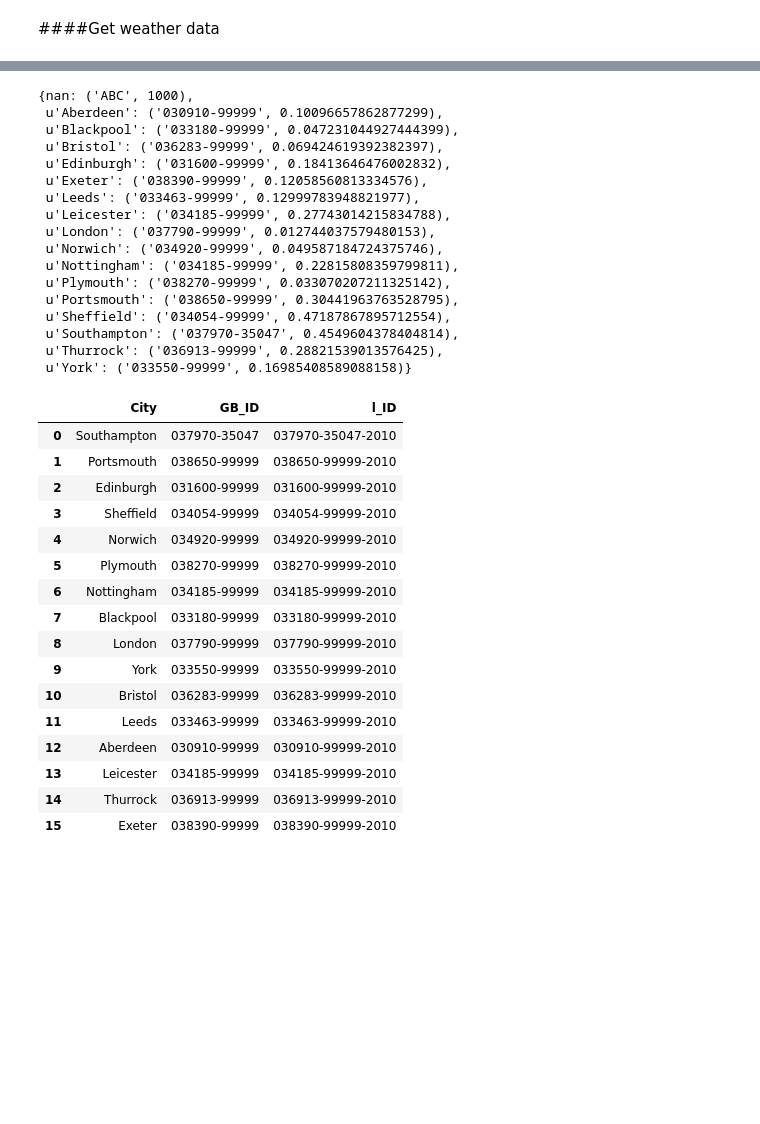
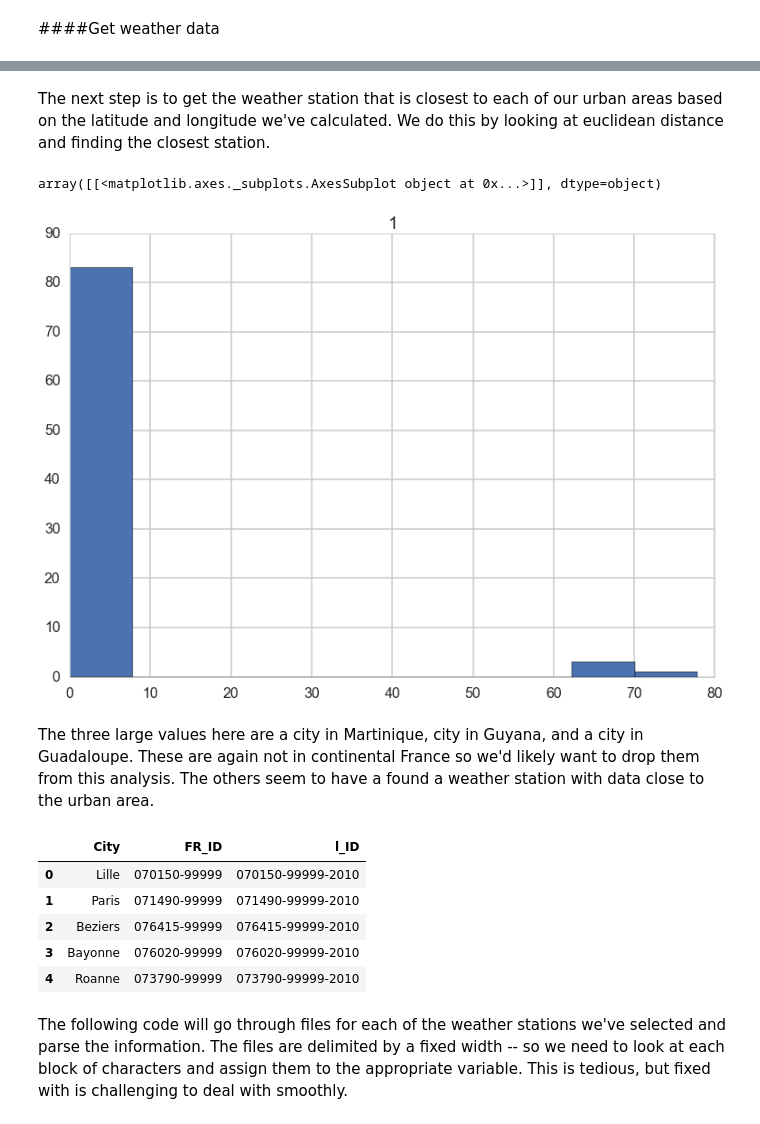
Before and after one commit to mchaffin17/AirPollutionFinalProject, a Jupyter notebook: DataCollection&Cleaning.ipynb, the cells around one changed output, grey strips where cells are left out. Saved outputs shown, nothing was run; the diff lists cells and outputs as text; code cells hidden in the pictures; blank space fills up the shorter version.

Commit message:
Collected French City Data

```diff
--- a/DataCollection&Cleaning.ipynb
+++ b/DataCollection&Cleaning.ipynb
@@ -1708,6 +1688,8 @@ stationdf_subset = stationdf_subset[mask]
 # %%
 #Make a dictionary of latitiude and longitude of all weather stations with data
 latlong_lookup = [(c,x,y) for c,x,y in zip(stationdf_subset['ID'],stationdf_subset['LAT'],stationdf_subset['LONG'])]
+# %% [markdown]
+The next step is to get the weather station that is closest to each of our urban areas based on the latitude and longitude we've calculated. We do this by looking at euclidean distance and finding the closest station.
 # %%
 #Loop through all our cities with latitude and longitude
 #Keep track of the city with station data that has closest
@@ -1723,23 +1705,10 @@ for city, la, lo in zip(UKFrame['City'],UKFrame['Latitude'],UKFrame['Longitude']
             best[city] = (lookup[0],dist)
 # %%
 #Look at distances of station for site
-best
+pd.DataFrame(best.values()).hist()
 # %% [output]
-{nan: ('ABC', 1000),
- u'Aberdeen': ('030910-99999', 0.10096657862877299),
- u'Blackpool': ('033180-99999', 0.047231044927444399),
- u'Bristol': ('036283-99999', 0.069424619392382397),
- u'Edinburgh': ('031600-99999', 0.18413646476002832),
- u'Exeter': ('038390-99999', 0.12058560813334576),
- u'Leeds': ('033463-99999', 0.12999783948821977),
- u'Leicester': ('034185-99999', 0.27743014215834788),
- u'London': ('037790-99999', 0.012744037579480153),
- u'Norwich': ('034920-99999', 0.049587184724375746),
- u'Nottingham': ('034185-99999', 0.22815808359799811),
- u'Plymouth': ('038270-99999', 0.033070207211325142),
- u'Portsmouth': ('038650-99999', 0.30441963763528795),
- u'Sheffield': ('034054-99999', 0.47187867895712554),
- u'Southampton': ('037970-35047', 0.4549604378404814),
- u'Thurrock': ('036913-99999', 0.28821539013576425),
- u'York': ('033550-99999', 0.16985408589088158)}
+array([[<matplotlib.axes._subplots.AxesSubplot object at 0x...>]], dtype=object)
+[figure, added]
+# %% [markdown]
+The three large values here are a city in Martinique, city in Guyana, and a city in Guadaloupe. These are again not in continental France so we'd likely want to drop them from this analysis. The others seem to have a found a weather station with data close to the urban area.
 # %%
@@ -1750,26 +1720,16 @@ for i,j in zip(best.keys()[1:],best.values()[1:]):
 skeletonFrame = pd.DataFrame(toDF)
-# %%
-skeletonFrame['l_ID']=skeletonFrame['GB_ID']+'-2010'
-# %%
-#Fix weird station
-skeletonFrame.loc[0,'l_ID'] = '037970-35047-2010'
+# %%
+#Drop cities that aren't in France
+skeletonFrame.drop([40,49,47],axis=0,inplace=True)
+# %%
+#Change the ID to match the file names we need to reference in a second
+skeletonFrame['l_ID']=skeletonFrame['FR_ID']+'-2010'
 # %%
-skeletonFrame
+skeletonFrame.head()
 # %% [output]
-|  | City | GB_ID | l_ID |
-| 0 | Southampton | 037970-35047 | 037970-35047-2010 |
-| 1 | Portsmouth | 038650-99999 | 038650-99999-2010 |
-| 2 | Edinburgh | 031600-99999 | 031600-99999-2010 |
-| 3 | Sheffield | 034054-99999 | 034054-99999-2010 |
-| 4 | Norwich | 034920-99999 | 034920-99999-2010 |
-| 5 | Plymouth | 038270-99999 | 038270-99999-2010 |
-| 6 | Nottingham | 034185-99999 | 034185-99999-2010 |
-| 7 | Blackpool | 033180-99999 | 033180-99999-2010 |
-| 8 | London | 037790-99999 | 037790-99999-2010 |
-| 9 | York | 033550-99999 | 033550-99999-2010 |
-| 10 | Bristol | 036283-99999 | 036283-99999-2010 |
-| 11 | Leeds | 033463-99999 | 033463-99999-2010 |
-| 12 | Aberdeen | 030910-99999 | 030910-99999-2010 |
-| 13 | Leicester | 034185-99999 | 034185-99999-2010 |
-| 14 | Thurrock | 036913-99999 | 036913-99999-2010 |
-| 15 | Exeter | 038390-99999 | 038390-99999-2010 |
+|  | City | FR_ID | l_ID |
+| 0 | Lille | 070150-99999 | 070150-99999-2010 |
+| 1 | Paris | 071490-99999 | 071490-99999-2010 |
+| 2 | Beziers | 076415-99999 | 076415-99999-2010 |
+| 3 | Bayonne | 076020-99999 | 076020-99999-2010 |
+| 4 | Roanne | 073790-99999 | 073790-99999-2010 |
@@ -1776 +1740,3 @@ skeletonFrame
+# %% [markdown]
+The following code will go through files for each of the weather stations we've selected and parse the information. The files are delimited by a fixed width -- so we need to look at each block of characters and assign them to the appropriate variable. This is tedious, but fixed with is challenging to deal with smoothly.
 # %%
```
Also changed, not shown: parts of 195 cells of this notebook, 2 other files.
